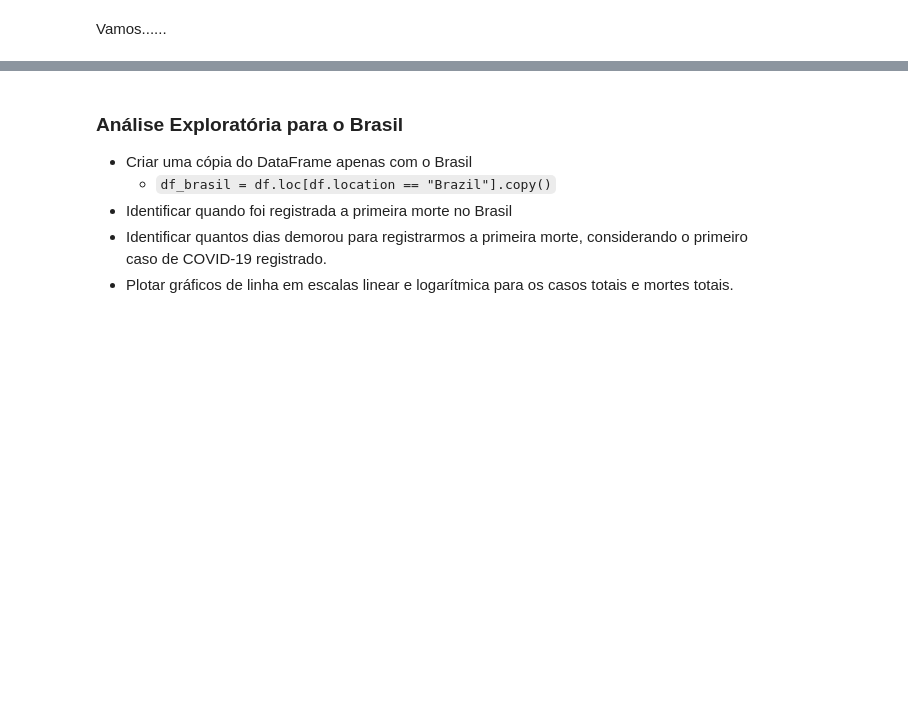
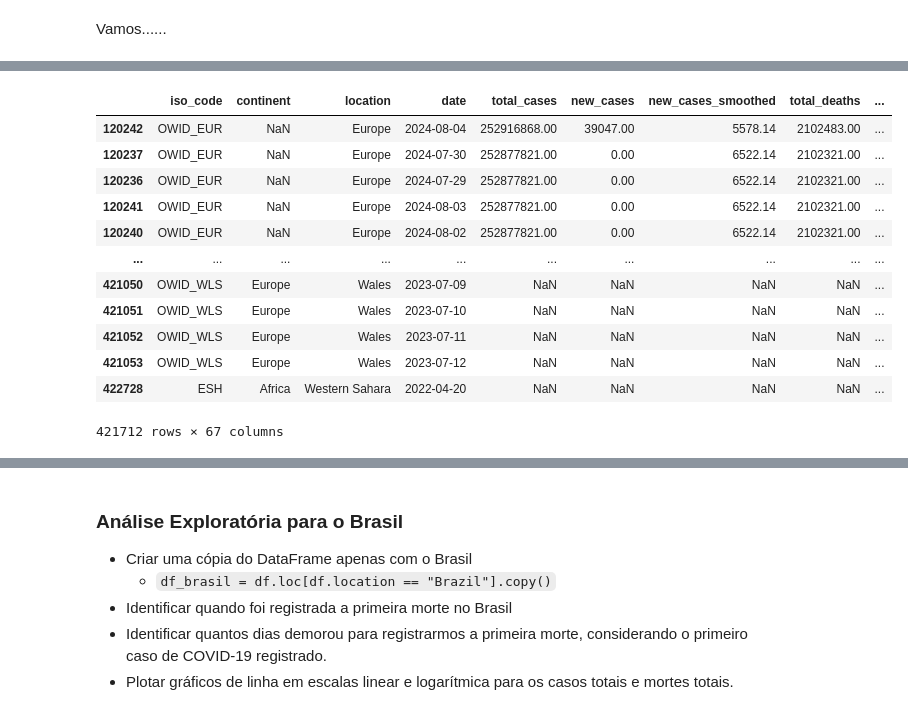
Before and after one commit to CarlosVerse/Data-Science, a Jupyter notebook: [Markdown]PanoramadoCOVID_19noBrasil.ipynb, the cells around one changed output, grey strips where cells are left out. Saved outputs shown, nothing was run; the diff lists cells and outputs as text; code cells hidden in the pictures; blank space fills up the shorter version.

```diff
--- a/[Markdown]PanoramadoCOVID_19noBrasil.ipynb
+++ b/[Markdown]PanoramadoCOVID_19noBrasil.ipynb
@@ -498,6 +498,7 @@ Com o objetivo de elevar a consciência situacional a respeito do COVID-19 no Br
 # %%
 # importar as bibliotecas necessárias
 import pandas as pd
+pd.options.display.float_format = '{:.2f}'.format
 import numpy as np
 import matplotlib.pyplot as plt
 
@@ -555,3 +576,21 @@ df.dtypes
+# %%
+df[df['location'] != 'World'].sort_values(by='total_deaths', ascending=False)
+# ~ nega os valores
+df[~df['location'].isin(['World', 'High-income countries', 'Upper-middle-income countries'])].sort_values(by='total_deaths', ascending=False)
+# %% [output]
+|  | iso_code | continent | location | date | total_cases | new_cases | new_cases_smoothed | total_deaths | ... |
+| 120242 | OWID_EUR | NaN | Europe | 2024-08-04 | 252916868.00 | 39047.00 | 5578.14 | 2102483.00 | ... |
+| 120237 | OWID_EUR | NaN | Europe | 2024-07-30 | 252877821.00 | 0.00 | 6522.14 | 2102321.00 | ... |
+| 120236 | OWID_EUR | NaN | Europe | 2024-07-29 | 252877821.00 | 0.00 | 6522.14 | 2102321.00 | ... |
+| 120241 | OWID_EUR | NaN | Europe | 2024-08-03 | 252877821.00 | 0.00 | 6522.14 | 2102321.00 | ... |
+| 120240 | OWID_EUR | NaN | Europe | 2024-08-02 | 252877821.00 | 0.00 | 6522.14 | 2102321.00 | ... |
+| ... | ... | ... | ... | ... | ... | ... | ... | ... | ... |
+| 421050 | OWID_WLS | Europe | Wales | 2023-07-09 | NaN | NaN | NaN | NaN | ... |
+| 421051 | OWID_WLS | Europe | Wales | 2023-07-10 | NaN | NaN | NaN | NaN | ... |
+| 421052 | OWID_WLS | Europe | Wales | 2023-07-11 | NaN | NaN | NaN | NaN | ... |
+| 421053 | OWID_WLS | Europe | Wales | 2023-07-12 | NaN | NaN | NaN | NaN | ... |
+| 422728 | ESH | Africa | Western Sahara | 2022-04-20 | NaN | NaN | NaN | NaN | ... |
+421712 rows × 67 columns
 # %%
 #df.isnull().sum() / df.shape[0]
 
```
Also changed, not shown: parts of 11 cells of this notebook.
